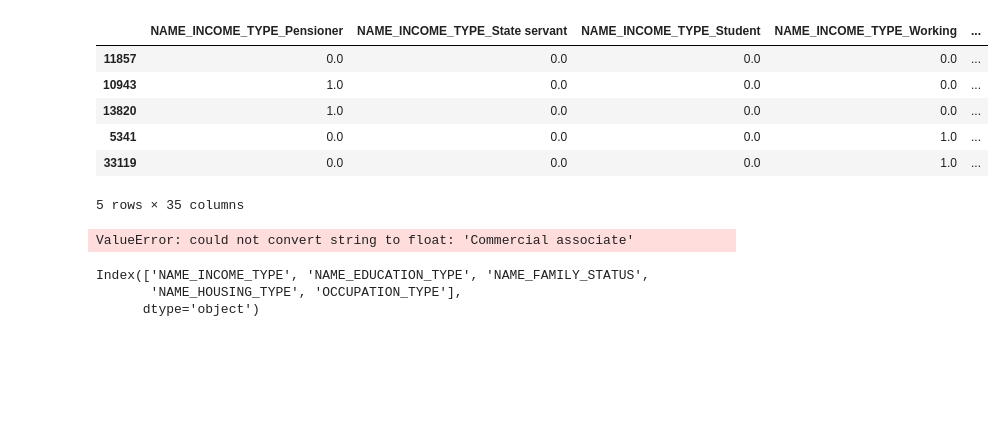
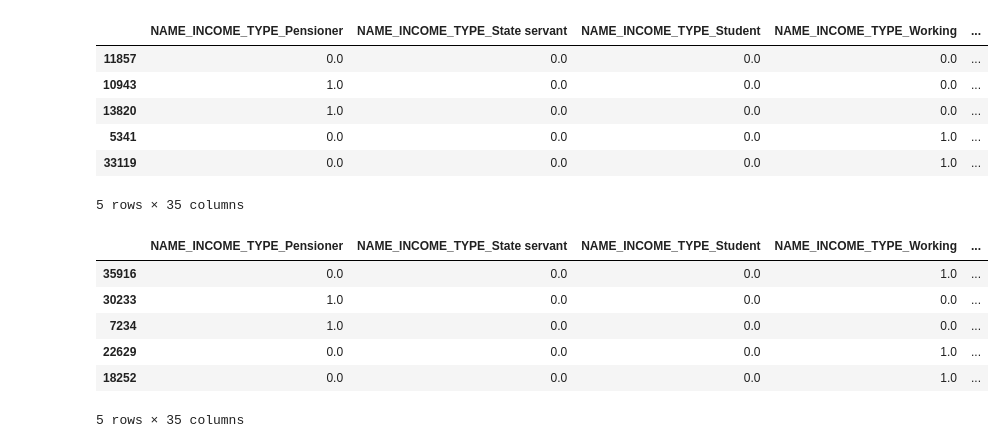
Before and after one commit to marciapaulasv-coder/TechChalenge, a Jupyter notebook: 02_preprocessamento.ipynb, the cells around one changed output. Drawn from its saved outputs; the diff is of its cells as text; code cells hidden in the pictures; blank space fills up the shorter version.

```diff
--- a/02_preprocessamento.ipynb
+++ b/02_preprocessamento.ipynb
@@ -259,18 +259,15 @@ X_train_encoded.head()
 | 5341 | 0.0 | 0.0 | 0.0 | 1.0 | ... |
 | 33119 | 0.0 | 0.0 | 0.0 | 1.0 | ... |
 5 rows × 35 columns
-# %%
-from sklearn.preprocessing import StandardScaler
-
-scaler = StandardScaler()
-
-X_train_scaled = scaler.fit_transform(X_train)
-X_test_scaled = scaler.transform(X_test)
-# %% [output]
-ValueError: could not convert string to float: 'Commercial associate'
-# %%
-X_train.select_dtypes(include='object').columns
-# %% [output]
-Index(['NAME_INCOME_TYPE', 'NAME_EDUCATION_TYPE', 'NAME_FAMILY_STATUS',
-       'NAME_HOUSING_TYPE', 'OCCUPATION_TYPE'],
-      dtype='object')
+# %%
+X_test_encoded = pd.DataFrame(X_test_encoded, columns=nomes_colunas_encoded, index=X_test.index)
+
+X_test_encoded.head()
+# %% [output]
+|  | NAME_INCOME_TYPE_Pensioner | NAME_INCOME_TYPE_State servant | NAME_INCOME_TYPE_Student | NAME_INCOME_TYPE_Working | ... |
+| 35916 | 0.0 | 0.0 | 0.0 | 1.0 | ... |
+| 30233 | 1.0 | 0.0 | 0.0 | 0.0 | ... |
+| 7234 | 1.0 | 0.0 | 0.0 | 0.0 | ... |
+| 22629 | 0.0 | 0.0 | 0.0 | 1.0 | ... |
+| 18252 | 0.0 | 0.0 | 0.0 | 1.0 | ... |
+5 rows × 35 columns
```
Also changed, not shown: parts of 2 cells of this notebook.
